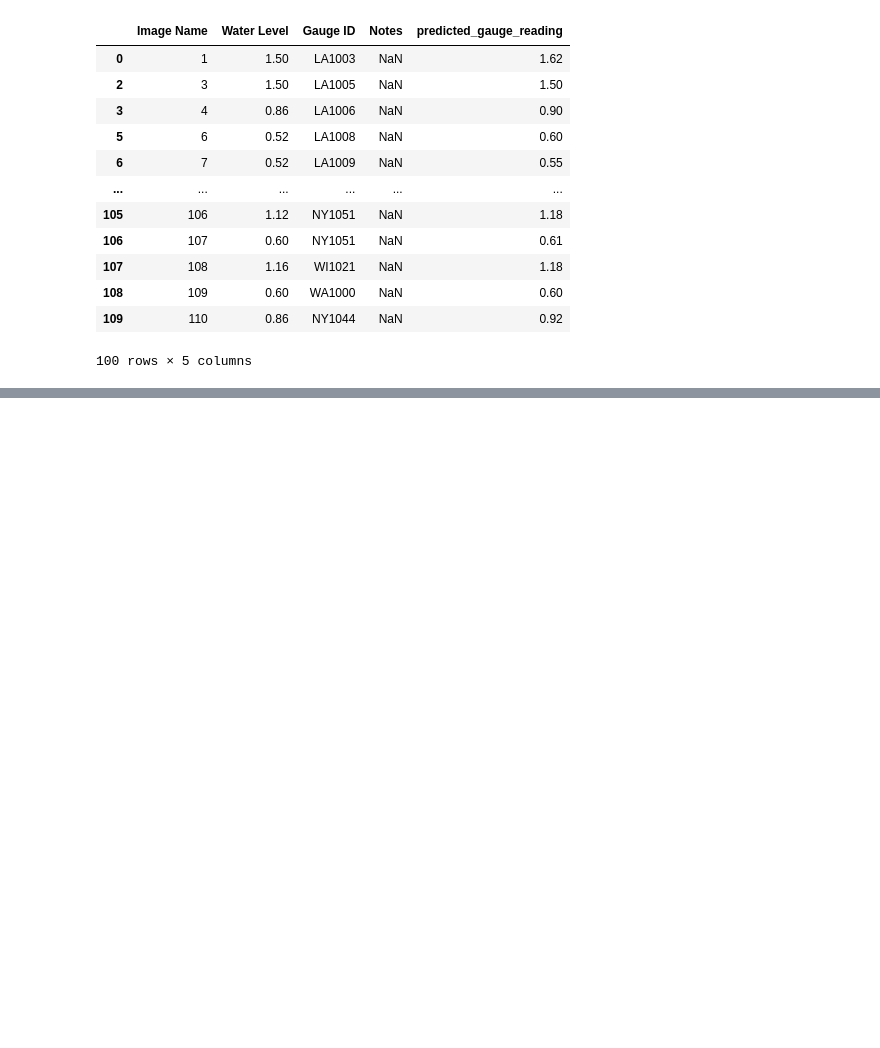
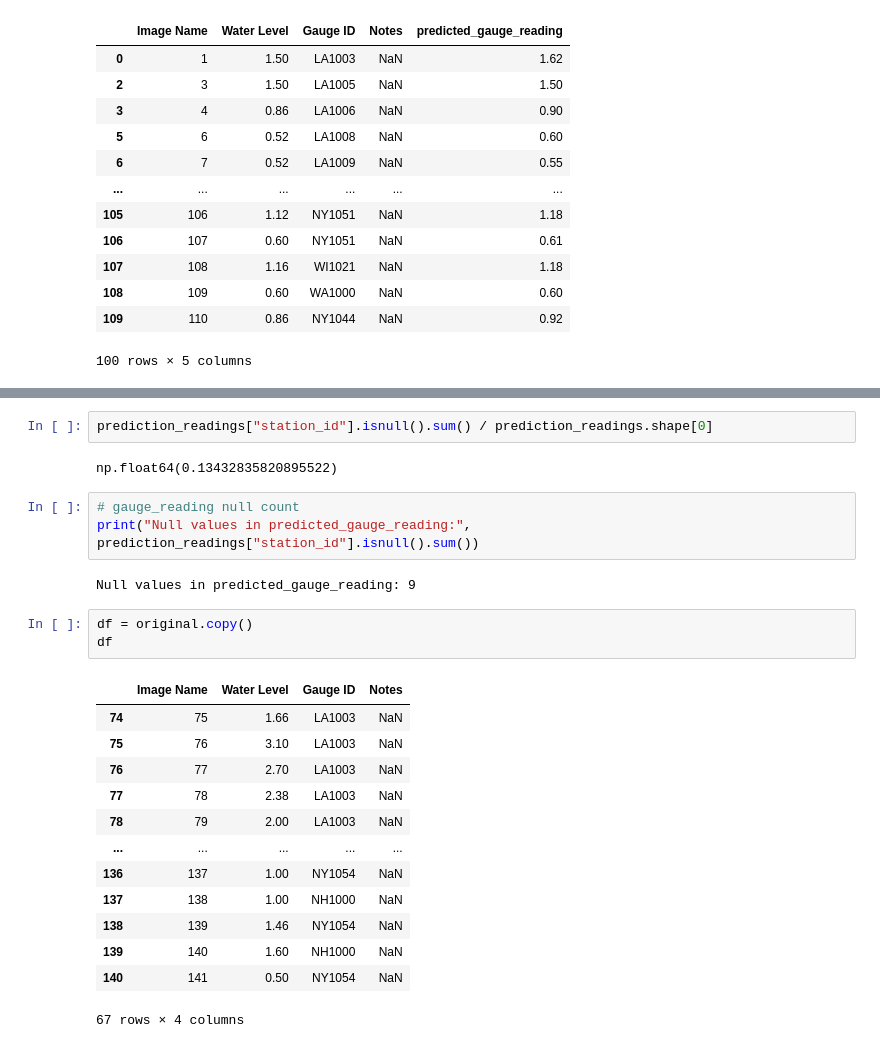
Before and after one commit to cslowry/CrowdHydrology, a Jupyter notebook: model/evaluation/evalutaion.ipynb, the cells around one changed output, grey strips where cells are left out. Saved outputs shown, nothing was run; the diff lists cells and outputs as text; blank space fills up the shorter version.

```diff
--- a/model/evaluation/evalutaion.ipynb
+++ b/model/evaluation/evalutaion.ipynb
@@ -138,0 +165,26 @@ df.head(100)
+# %%
+prediction_readings["station_id"].isnull().sum() / prediction_readings.shape[0]
+# %% [output]
+np.float64(0.13432835820895522)
+# %%
+# gauge_reading null count
+print("Null values in predicted_gauge_reading:", prediction_readings["station_id"].isnull().sum())
+# %% [output]
+Null values in predicted_gauge_reading: 9
+# %%
+df = original.copy()
+df
+# %% [output]
+|  | Image Name | Water Level | Gauge ID | Notes |
+| 74 | 75 | 1.66 | LA1003 | NaN |
+| 75 | 76 | 3.10 | LA1003 | NaN |
+| 76 | 77 | 2.70 | LA1003 | NaN |
+| 77 | 78 | 2.38 | LA1003 | NaN |
+| 78 | 79 | 2.00 | LA1003 | NaN |
+| ... | ... | ... | ... | ... |
+| 136 | 137 | 1.00 | NY1054 | NaN |
+| 137 | 138 | 1.00 | NH1000 | NaN |
+| 138 | 139 | 1.46 | NY1054 | NaN |
+| 139 | 140 | 1.60 | NH1000 | NaN |
+| 140 | 141 | 0.50 | NY1054 | NaN |
+67 rows × 4 columns
```
Also changed, not shown: parts of 16 cells of this notebook, 3 other files.
